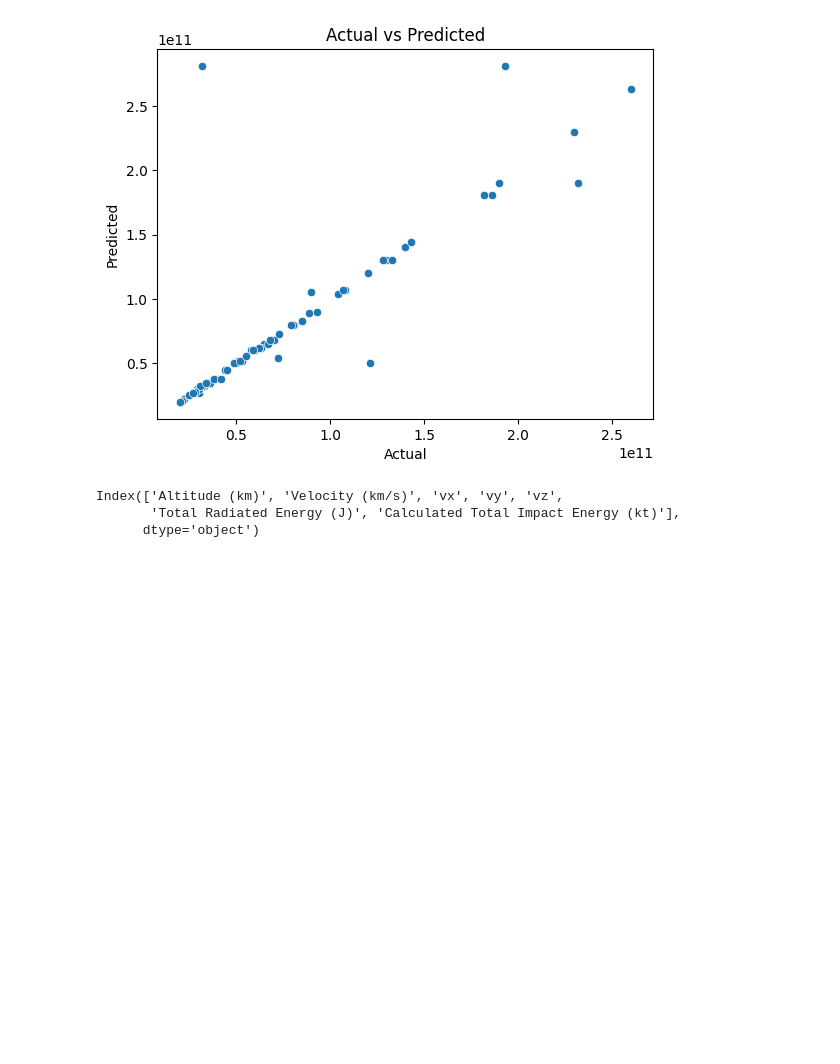
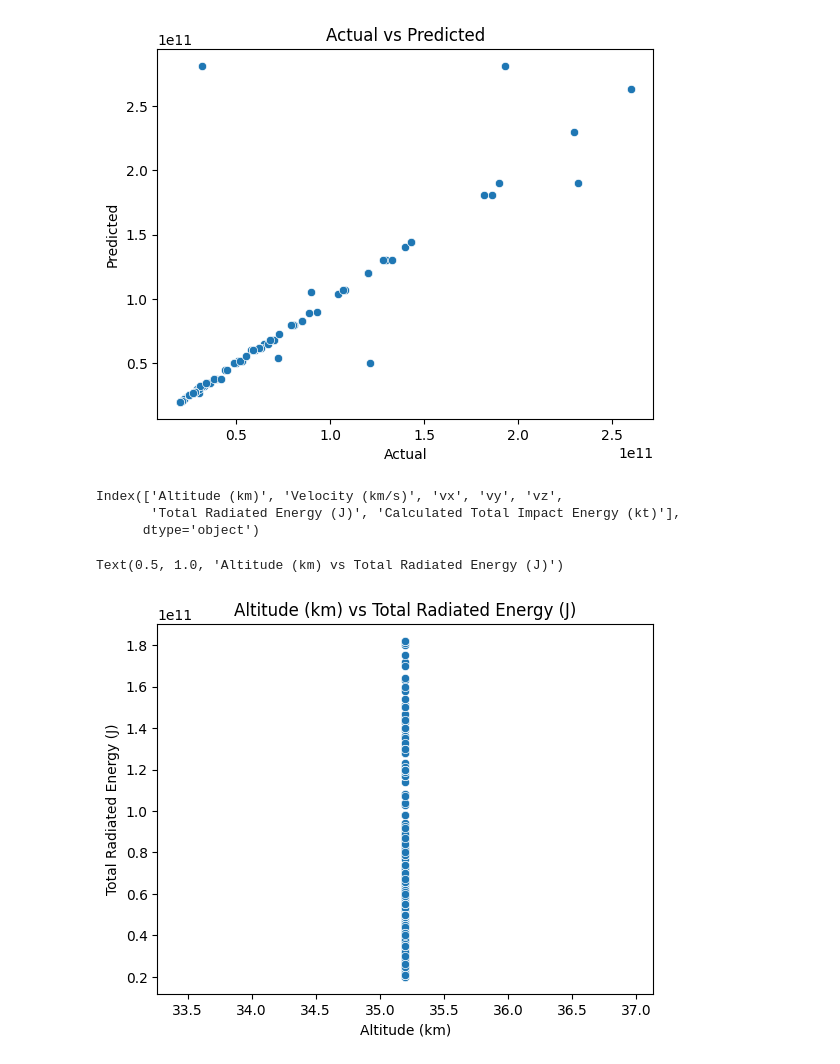
Before and after one commit to atakanerdogn/DATA-since-9-April, a Jupyter notebook: meteorology_fireball_etc.ipynb, the cells around one changed output. Cells and saved outputs as stored; diff of their text form; code cells hidden in the pictures; blank space fills up the shorter version.

```diff
--- a/meteorology_fireball_etc.ipynb
+++ b/meteorology_fireball_etc.ipynb
@@ -446,3 +446,14 @@ num.columns
 Index(['Altitude (km)', 'Velocity (km/s)', 'vx', 'vy', 'vz',
        'Total Radiated Energy (J)', 'Calculated Total Impact Energy (kt)'],
       dtype='object')
+# %%
+altitude_vs_energy = num.groupby('Altitude (km)')['Total Radiated Energy (J)'].mean()
+altitude_vs_energy
+
+sns.scatterplot(x='Altitude (km)', y='Total Radiated Energy (J)', data=num)
+plt.xlabel('Altitude (km)')
+plt.ylabel('Total Radiated Energy (J)')
+plt.title('Altitude (km) vs Total Radiated Energy (J)')
+# %% [output]
+Text(0.5, 1.0, 'Altitude (km) vs Total Radiated Energy (J)')
+[figure, added]
```
Also changed, not shown: parts of 1 cell of this notebook.
